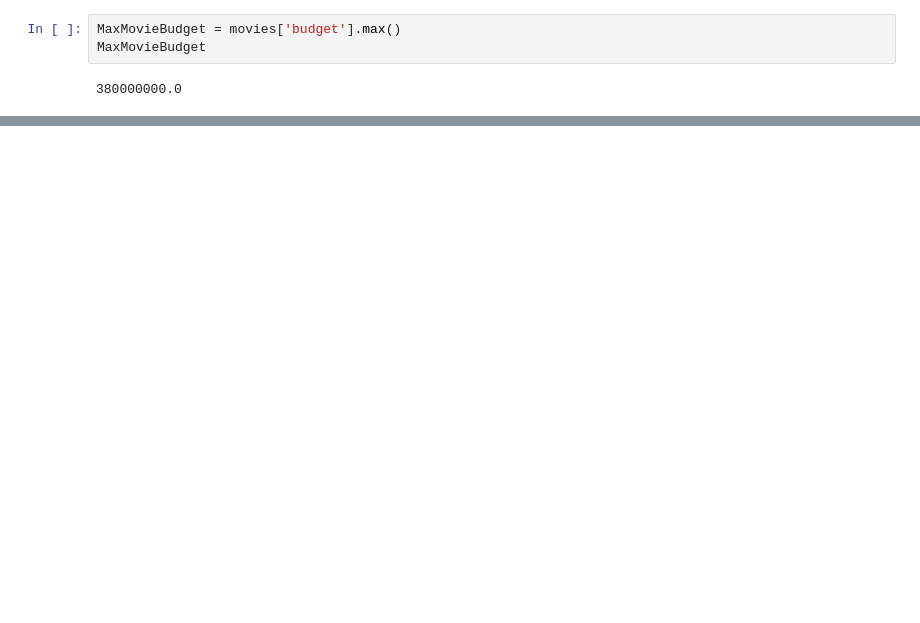
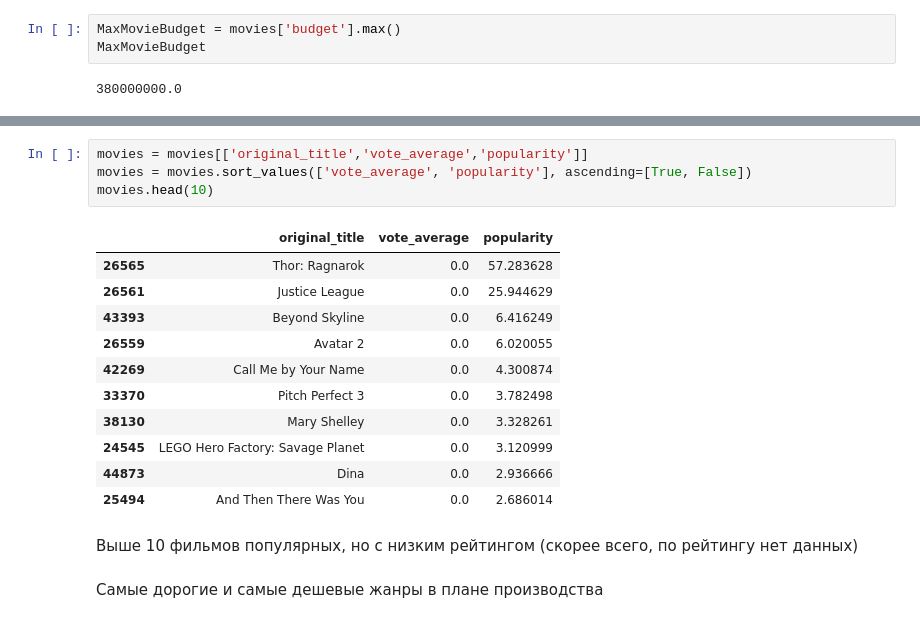
Before and after one commit to BillyYank/SPBGU-Analitics-2021, a Jupyter notebook: homeworks/DariaObukhova/24-11-2021/movies.ipynb, the cells around one changed output, grey strips where cells are left out. Cells and saved outputs as stored; diff of their text form; blank space fills up the shorter version.

```diff
--- a/homeworks/DariaObukhova/24-11-2021/movies.ipynb
+++ b/homeworks/DariaObukhova/24-11-2021/movies.ipynb
@@ -74,0 +183,20 @@ MaxMovieBudget
+# %%
+movies = movies[['original_title','vote_average','popularity']]
+movies = movies.sort_values(['vote_average', 'popularity'], ascending=[True, False])
+movies.head(10)
+# %% [output]
+|  | original_title | vote_average | popularity |
+| 26565 | Thor: Ragnarok | 0.0 | 57.283628 |
+| 26561 | Justice League | 0.0 | 25.944629 |
+| 43393 | Beyond Skyline | 0.0 | 6.416249 |
+| 26559 | Avatar 2 | 0.0 | 6.020055 |
+| 42269 | Call Me by Your Name | 0.0 | 4.300874 |
+| 33370 | Pitch Perfect 3 | 0.0 | 3.782498 |
+| 38130 | Mary Shelley | 0.0 | 3.328261 |
+| 24545 | LEGO Hero Factory: Savage Planet | 0.0 | 3.120999 |
+| 44873 | Dina | 0.0 | 2.936666 |
+| 25494 | And Then There Was You | 0.0 | 2.686014 |
+# %% [markdown]
+Выше 10 фильмов популярных, но с низким рейтингом (скорее всего, по рейтингу нет данных)
+# %% [markdown]
+Самые дорогие и самые дешевые жанры в плане производства
```
Also changed, not shown: parts of 20 cells of this notebook.
